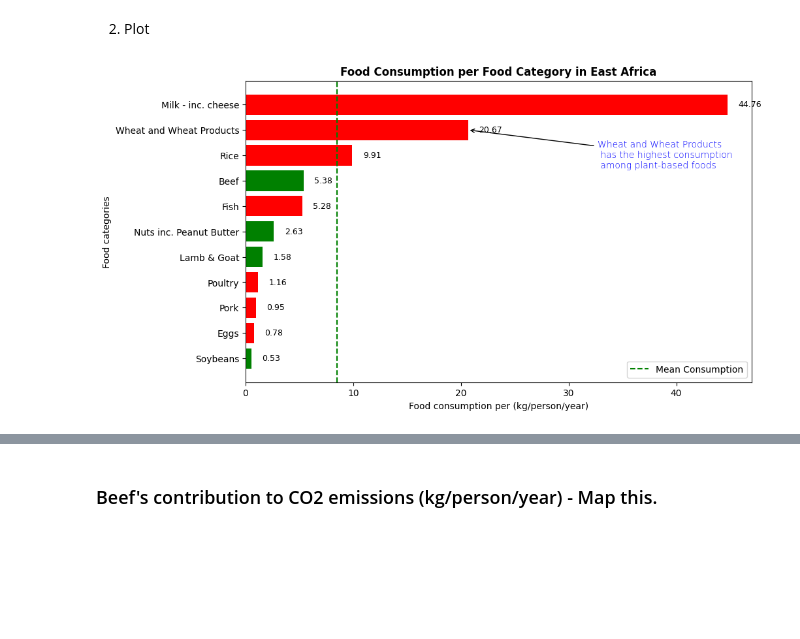
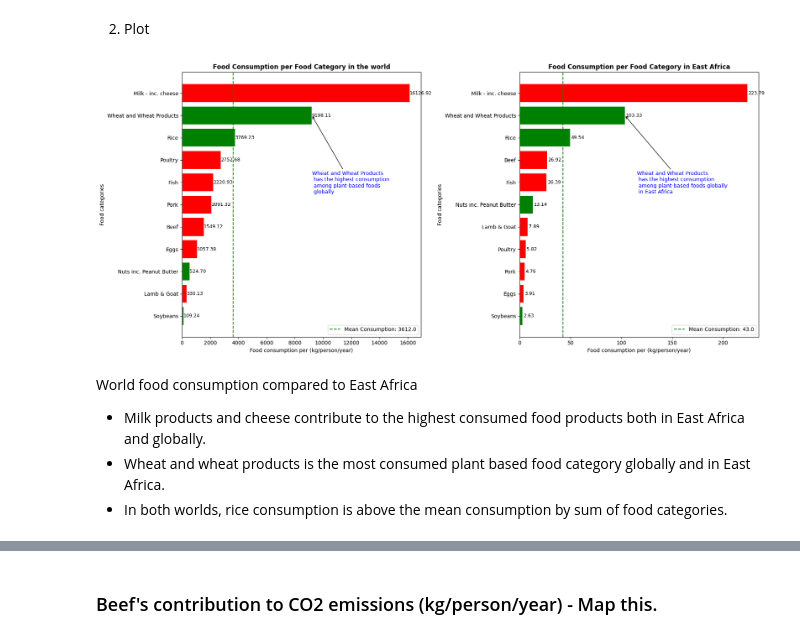
Before and after one commit to atlonglastkibet/PyData, a Jupyter notebook: Matplotlib/Food Data Footprint.ipynb, the cells around one changed output, grey strips where cells are left out. Cells and saved outputs as stored; diff of their text form; code cells hidden in the pictures; blank space fills up the shorter version.

```diff
--- a/Matplotlib/Food Data Footprint.ipynb
+++ b/Matplotlib/Food Data Footprint.ipynb
@@ -97,8 +68,8 @@ world_df.shape
 2. Groupby
 # %%
 # To plot the average co2 per person by food category, I simply group the food category by the mean co2_emmission
-east_africa_co2_emmission_per_person =east_africa_df.groupby('food_category')['co2_emmission'].mean().sort_values(ascending=True)
-world_co2_emmission_per_person = world_df.groupby('food_category')['co2_emmission'].mean().sort_values(ascending=True)
+east_africa_co2_emmission_per_person =east_africa_df.groupby('food_category')['co2_emmission'].sum().sort_values(ascending=True)
+world_co2_emmission_per_person = world_df.groupby('food_category')['co2_emmission'].sum().sort_values(ascending=True)
 # %% [markdown]
 3. Plot
 # %%
@@ -206,52 +193,78 @@ plt.show()
 # %% [markdown]
 1. Group
 # %%
-# I group food category by consumption in the east africa df
-east_africa_consumption_per_person = east_africa_df.groupby('food_category')['consumption'].mean().sort_values(ascending=True)
+# I group food category by mean consumption in the east africa df
+east_africa_consumption_per_person = east_africa_df.groupby('food_category')['consumption'].sum().sort_values(ascending=True)
+world_consumption_per_person = world_df.groupby('food_category')['consumption'].sum().sort_values(ascending=True)
 # %% [markdown]
 2. Plot
 # %%
 # Creating a tuple for plant based and animal based food categories
 animal_based = {'Eggs', 'Poultry', 'Pork', 'Fish', 'Lamb & Goat', 'Milk - inc. cheese', 'Beef'}
 plant_based = {'Soybeans', 'Wheat and Wheat Products', 'Rice'}
 
 # Assining colors for the animal and food based food categories
-colors = ['red' if category in animal_based else 'green' for category in east_africa_co2_emmission_per_person.index]
+colors_cons = ['red' if category in animal_based else 'green' for category in world_consumption_per_person.index]
+colors2_cons = ['red' if category in animal_based else 'green' for category in east_africa_consumption_per_person.index]
+# plotting co2 emmission in east africa
+fig, ax = plt.subplots(1,2, figsize=(18, 8))
+ea_bars = ax[1].barh(east_africa_consumption_per_person.index, east_africa_consumption_per_person, color=colors2_cons)
+world_bars = ax[0].barh(world_consumption_per_person.index, world_consumption_per_person, color=colors_cons)
+for bar in ea_bars:
+    width = bar.get_width()  # Get the value of the bar (Consumption)
+    ax[1].text(width + 1, bar.get_y() + bar.get_height() / 2, f'{width:.2f}', va='center', ha='left', fontsize=9, color='black')
 
-# plotting co2 emmission in east africa
-fig, ax = plt.subplots(figsize=(10, 6))
-bars = ax.barh(east_africa_consumption_per_person.index, east_africa_consumption_per_person, color=colors)
-
-for bar in bars:
+for bar in world_bars:
     width = bar.get_width()  # Get the value of the bar (Consumption)
-    ax.text(width + 1, bar.get_y() + bar.get_height() / 2, f'{width:.2f}', va='center', ha='left', fontsize=9, color='black')
+    ax[0].text(width + 1, bar.get_y() + bar.get_height() / 2, f'{width:.2f}', va='center', ha='left', fontsize=9, color='black')
 
 # Add a verticle line to show the mean
-ax.axvline(x=np.mean(east_africa_consumption_per_person), color='g', linestyle='--', label='Mean Consumption')
+ax[0].axvline(x=np.mean(world_consumption_per_person), color='g', linestyle='--', label=f'Mean Consumption: {np.mean(world_consumption_per_person).round()}')
+ax[1].axvline(x=np.mean(east_africa_consumption_per_person), color='g', linestyle='--', label=f'Mean Consumption: {np.mean(east_africa_consumption_per_person).round()}')
 
 # Set title and x and y labels
-ax.set_title('Food Consumption per Food Category in East Africa', weight = 'bold' )
-ax.set_ylabel('Food categories')
-ax.set_xlabel('Food consumption per (kg/person/year)')
+ax[0].set_title('Food Consumption per Food Category in the world', weight = 'bold' )
+ax[0].set_ylabel('Food categories')
+ax[0].set_xlabel('Food consumption per (kg/person/year)')
+ax[1].set_title('Food Consumption per Food Category in East Africa', weight = 'bold' )
+ax[1].set_ylabel('Food categories')
+ax[1].set_xlabel('Food consumption per (kg/person/year)')
 
 # Add anotaion to show that 'Rice' category has the highest co2 emmission among plant based category
 
 plant_category = "Wheat and Wheat Products"
 plant_value = east_africa_consumption_per_person[plant_category]
 plant_category_index = east_africa_consumption_per_person.index.get_loc(plant_category) # Get the numeric index position of 'Wheat and Wheat Products' in the DataFrame
+ax[1].annotate(
+    'Wheat and Wheat Products\n has the highest consumption\n among plant-based foods globally\n in East Africa',
+    xy=(plant_value, plant_category),  # Pointing to the wheat bar
+    xytext=(plant_value + 12, plant_category_index - 3.5),  # Move annotation down
+    arrowprops=dict(arrowstyle="->", color="black", lw=1.0),
+    fontsize=10, color='blue', fontweight='regular'
+)
 
-ax.annotate(
-    'Wheat and Wheat Products \n has the highest consumption \n among plant-based foods',
-    xy=(plant_value, plant_category),  # Pointing to the wheat bar
-    xytext=(plant_value + 12, plant_category_index - 1.5),  # Move annotation down
+plant_category1 = "Wheat and Wheat Products"
+plant_value1 = world_consumption_per_person[plant_category1]
+plant_category_index1 = world_consumption_per_person.index.get_loc(plant_category1)
+ax[0].annotate(
+    'Wheat and Wheat Products\n has the highest consumption\n among plant-based foods\n globally',
+    xy=(plant_value1, plant_category1),  # Pointing to the wheat bar
+    xytext=(plant_value1 + 20, plant_category_index1 - 3.5),  # Move annotation down
     arrowprops=dict(arrowstyle="->", color="black", lw=1.0),
-    fontsize=10, color='blue', fontweight='light'
+    fontsize=10, color='blue', fontweight='regular'
 )
-ax.legend()
+ax[0].legend()
+ax[1].legend()
+plt.tight_layout()
 # Show plot
 plt.show()
 # %% [output]
-[figure, old version]
+[figure, new version]
+# %% [markdown]
+World food consumption compared to East Africa
+- Milk products and cheese contribute to the highest consumed food products both in East Africa and globally.
+- Wheat and wheat products is the most consumed plant based food category globally and in East Africa.
+- In both worlds, rice consumption is above the mean consumption by sum of food categories.
 # %%
 # To highlight the marked difference, I will create a grouped bar plot
 bar_width  = 0.4
```
Also changed, not shown: parts of 19 cells of this notebook, 1 other file.
